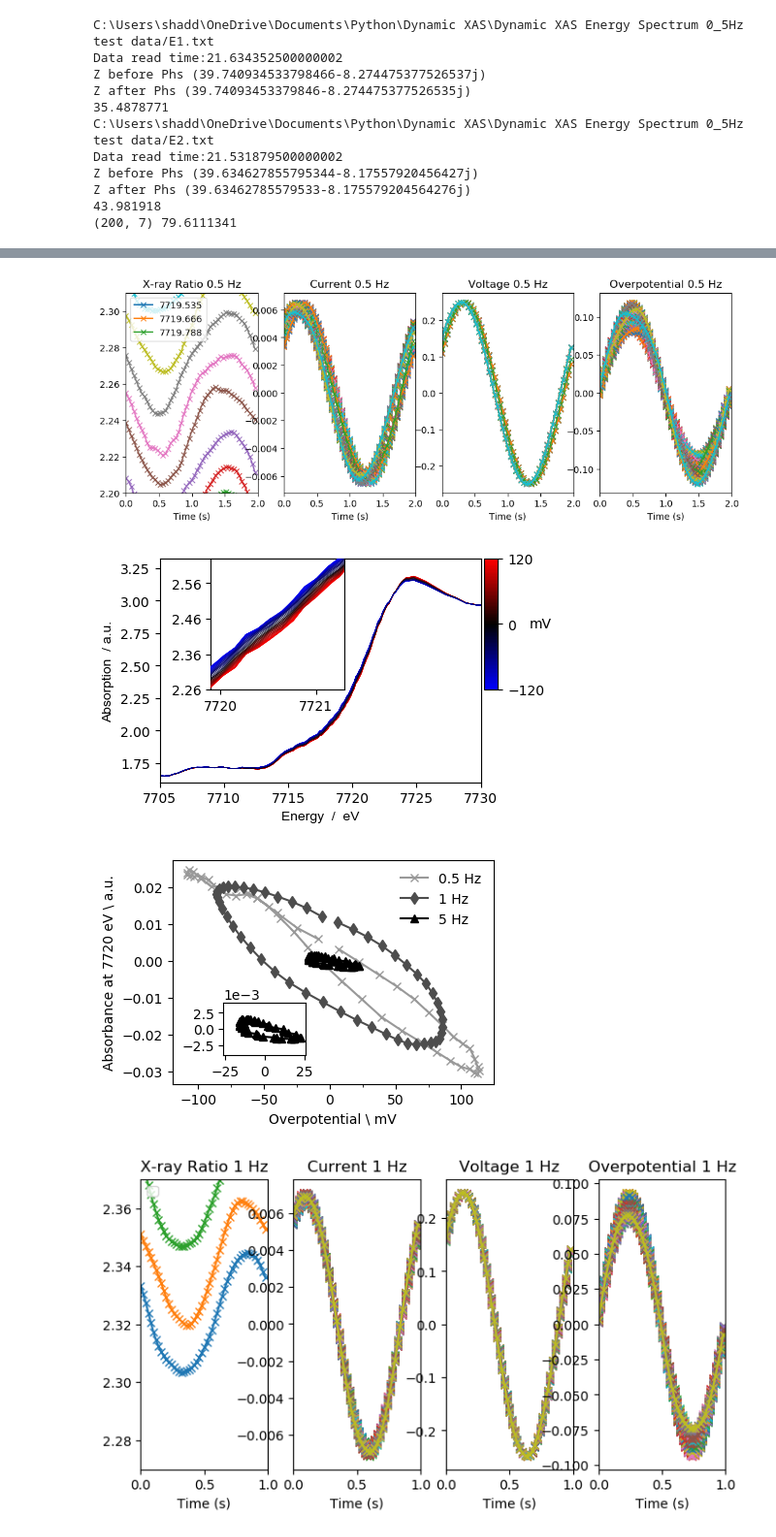
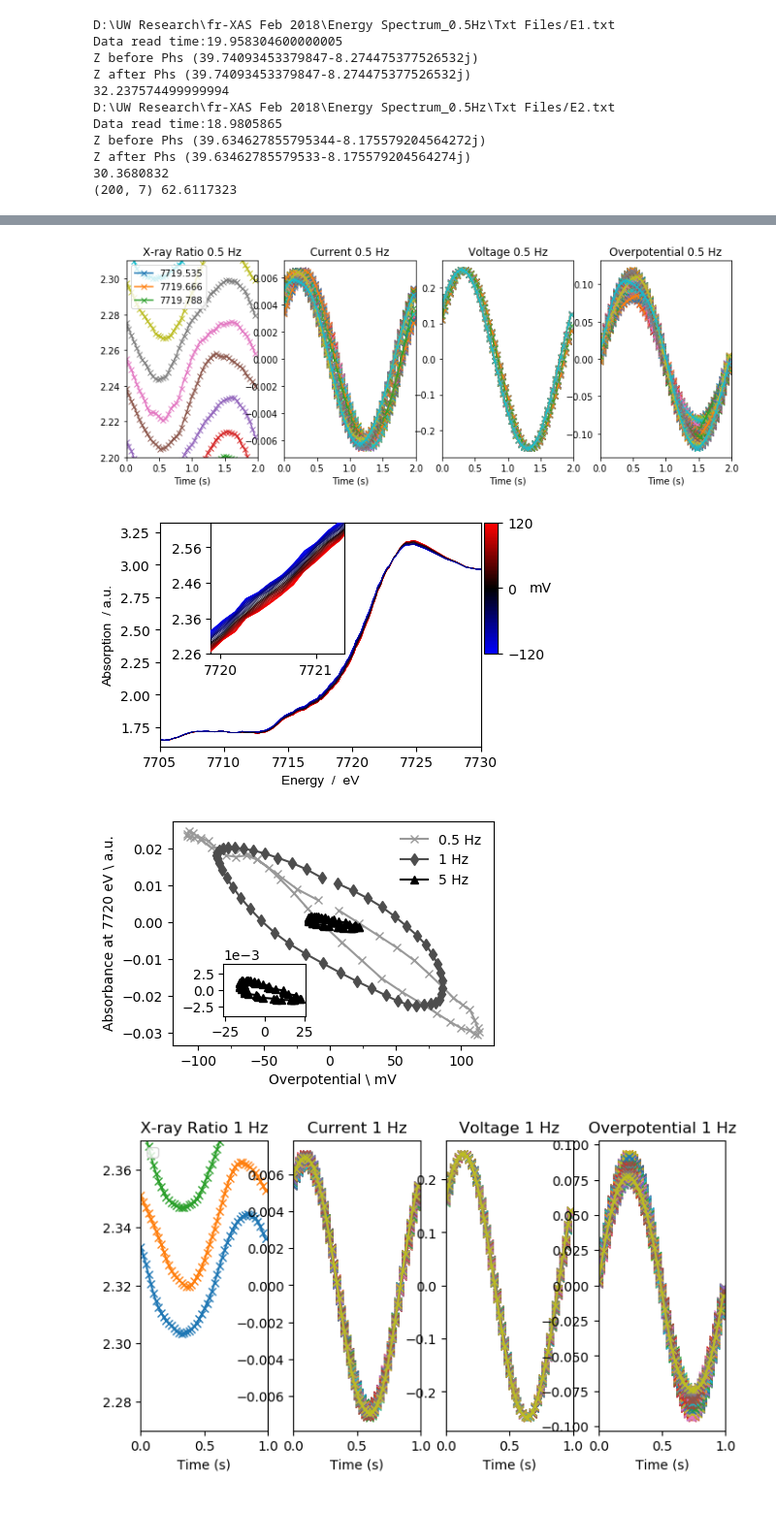
Before and after one commit to BGerwe/Xray-Project, a Jupyter notebook: Dynamic XAS/dynamic XAS Energy spectra.ipynb, the cells around one changed output, grey strips where cells are left out. Shown at 97% size. Cells and saved outputs as stored; diff of their text form; code cells hidden in the pictures; blank space fills up the shorter version.

```diff
--- a/Dynamic XAS/dynamic XAS Energy spectra.ipynb
+++ b/Dynamic XAS/dynamic XAS Energy spectra.ipynb
@@ -13,7 +13,8 @@ import time
 %reload_ext autoreload
 %autoreload 2
 # %%
-path=r'C:\Users\shadd\OneDrive\Documents\Python\Dynamic XAS\Dynamic XAS Energy Spectrum 0_5Hz test data'
+# path=r'C:\Users\shadd\OneDrive\Documents\Python\Dynamic XAS\Dynamic XAS Energy Spectrum 0_5Hz test data'
+path = r'D:\UW Research\fr-XAS Feb 2018\Energy Spectrum_0.5Hz\Txt Files'
 # path=r'\\ADLERNAS\admin\BrianGerwe\Research\Data\Dynamic XAS Data\Energy Spectrum_5Hz\Redo Txt Files'
 # path=r'C:\Users\shadd\OneDrive\Documents\Python\fr_XAS\Dynamic XAS Energy Spectrum 0_5Hz test data\E90.txt'
 # path=r'C:\Users\shadd\OneDrive\Documents\Python\fr_XAS\Dynamic XAS Energy Spectrum 5Hz test data'  #Dynamic XAS Energy Spectrum 0_5Hz test data'
@@ -59,17 +60,17 @@ dum2d=dum2.transpose(2,0,1).reshape(-1,dum2.shape[1])
 
 print(dum2d.shape,time.perf_counter()-sttime)
 # %% [output]
-C:\Users\shadd\OneDrive\Documents\Python\Dynamic XAS\Dynamic XAS Energy Spectrum 0_5Hz test data/E1.txt
-Data read time:21.634352500000002
-Z before Phs (39.740934533798466-8.274475377526537j)
-Z after Phs (39.74093453379846-8.274475377526535j)
-35.4878771
-C:\Users\shadd\OneDrive\Documents\Python\Dynamic XAS\Dynamic XAS Energy Spectrum 0_5Hz test data/E2.txt
-Data read time:21.531879500000002
-Z before Phs (39.634627855795344-8.17557920456427j)
-Z after Phs (39.63462785579533-8.175579204564276j)
-43.981918
-(200, 7) 79.6111341
+D:\UW Research\fr-XAS Feb 2018\Energy Spectrum_0.5Hz\Txt Files/E1.txt
+Data read time:19.958304600000005
+Z before Phs (39.74093453379847-8.274475377526532j)
+Z after Phs (39.74093453379847-8.274475377526532j)
+32.237574499999994
+D:\UW Research\fr-XAS Feb 2018\Energy Spectrum_0.5Hz\Txt Files/E2.txt
+Data read time:18.9805865
+Z before Phs (39.634627855795344-8.175579204564272j)
+Z after Phs (39.63462785579533-8.175579204564274j)
+30.3680832
+(200, 7) 62.6117323
 # %%
 np.savetxt('Dynamic XAS Energy analyzed data\ESweep0_5Hz_ReaddMean_EtaPhsCorrect_RawXray_Dec2000_Hold.txt', dum2d,fmt='%.8e')
 # %%
@@ -100,7 +101,7 @@ Dynamic XAS Energy analyzed data\ESweep_5 Hz\Ir_5Hz_ReaddMean_EtaPhsCorrect_47_1
 Dynamic XAS Energy analyzed data\ESweep_5 Hz\Ir_5Hz_ReaddMean_EtaPhsCorrect_48_20_mV .csv
 Dynamic XAS Energy analyzed data\ESweep_5 Hz\Ir_5Hz_ReaddMean_EtaPhsCorrect_49_20_mV .csv
 # %%
-fhead=r'C:\Users\shadd\OneDrive\Documents\Python\Dynamic XAS\Dynamic XAS Energy analyzed data'
+fhead=r'C:\Users\shadd\OneDrive\Documents\Python\Xray-project\Dynamic XAS\Dynamic XAS Energy analyzed data'
 path1=fhead+r'\ESweep0_5Hz_ReaddMean_EtaPhsCorrect_RawXray_Dec2000_Hold.txt'
 
 dum1=D_XAS.readolddata(path1,2000,0.5,7)
@@ -110,7 +111,7 @@ Irmeans=np.array([np.mean(dum1[:,1,:],axis=1)]).T
 dum1[:,1,:]=-1*(dum1[:,1,:]-Irmeans)
 dum1[:,1,:]=dum1[:,1,:]+Irmeans
 
-path=r'C:\Users\shadd\OneDrive\Documents\Python\Dynamic XAS\Energy List.txt'
+path=r'C:\Users\shadd\OneDrive\Documents\Python\Xray-project\Dynamic XAS\Energy List.txt'
 
 Elist=pd.read_csv(path, header=None)
 Elist=np.array(Elist[0])
@@ -166,10 +167,10 @@ plt0=D_XAS.plotXANES(Edum,np.real(dum1),startE=7705,stopE=7730,startInE=7720,sto
 
 # print(int(round(np.max(dum1[:,-1,:])*1000,0)),int(round(np.min(dum1[:,-1,:])*1000,0)))
 # %% [output]
-[figure, old version]
+[figure, new version]
 [figure]
 # %%
-fhead=r'C:\Users\shadd\OneDrive\Documents\Python\Dynamic XAS\Dynamic XAS Energy analyzed data'
+fhead=r'C:\Users\shadd\OneDrive\Documents\Python\Xray-project\Dynamic XAS\Dynamic XAS Energy analyzed data'
 path1=fhead+r'\ESweep0_5Hz_ReaddMean_EtaPhsCorrect_RawXray_Dec2000_Hold.txt'
 path2=fhead+r'\ESweep1Hz_ReaddMean_EtaPhsCorrect_RawXray_Dec1000_Hold.txt'
 path3=fhead+'\ESweep5Hz_ReaddMean_EtaPhsCorrect_RawXray_Dec200_Hold.txt'
@@ -197,34 +198,34 @@ dum3=D_XAS.CalcEta(dum3,Rohm=56)
 Abs1=dum1[92,1,:].T-np.mean(dum1[92,1,:])
 Abs2=dum2[92,1,:].T-np.mean(dum2[92,1,:])
 Abs3=dum3[92,1,:].T-np.mean(dum3[92,1,:])
 
 Eta1=1000*dum1[92,-1,:].T
 Eta2=1000*dum2[92,-1,:].T
 Eta3=1000*dum3[92,-1,:].T
 size=(4.5,3)
 
 fig=plt.figure(constrained_layout=False,figsize=size)
 gs=fig.add_gridspec(8,20)
 f_ax1=fig.add_subplot(gs[:,:-1])
 
 f_ax1.plot(Eta1,Abs1,'-x',color='0.6',zorder=2,label='0.5 Hz')
 f_ax1.plot(Eta2,Abs2,'-d',color='0.3',zorder=3,label='1 Hz')
 f_ax1.plot(Eta3,Abs3,'-^',color='0',zorder=4,label='5 Hz')
 
 f_ax1.set(xlabel='Overpotential \ mV', ylabel=r'Absorbance at 7720 eV \ a.u.')
           #xticks=np.arange(-100,101,50))
 ax1minLoc=mpl.ticker.MultipleLocator(25)
 f_ax1.xaxis.set_minor_locator(ax1minLoc)
 f_ax1.legend(frameon=False,shadow=False)
 
 f_ax2=fig.add_subplot(gs[5:7,3:8])
 f_ax2.plot(Eta3,Abs3,'-^',color='0',zorder=4,label='5 Hz')
 f_ax2.set(xlim=(-26,26),ylim=(-.004,.004))
 f_ax2.ticklabel_format(axis='y',style='sci',scilimits=(0,0))
 
 # fig.savefig('7720 eV Abs vs Eta Eta Phase.png',bbox_inches='tight',dpi=500)
 # %% [output]
-[figure, old version]
+[figure, new version]
 # %%
 dum2=np.delete(dum2,74,axis=0)
 # %%
```
Also changed, not shown: parts of 2 cells of this notebook, 3 other files.
